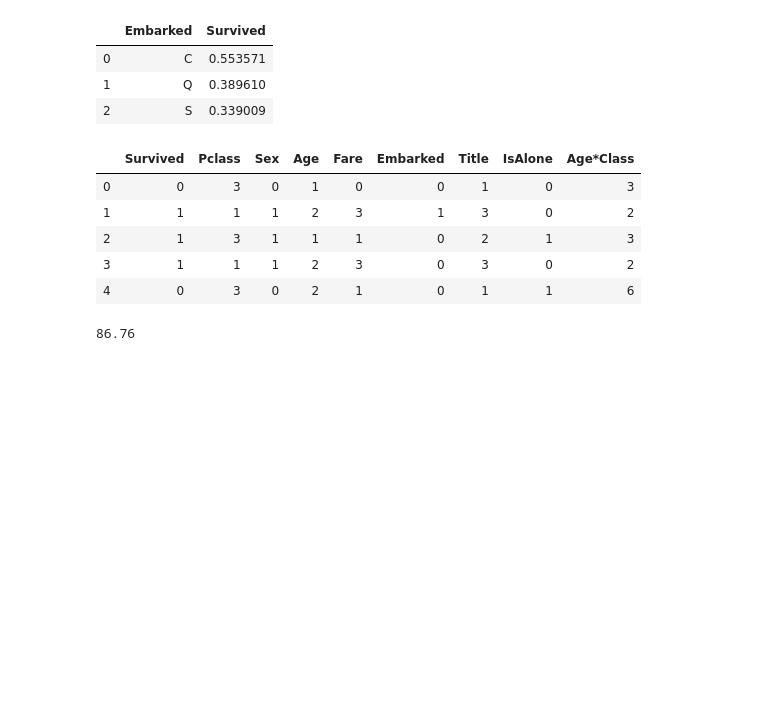
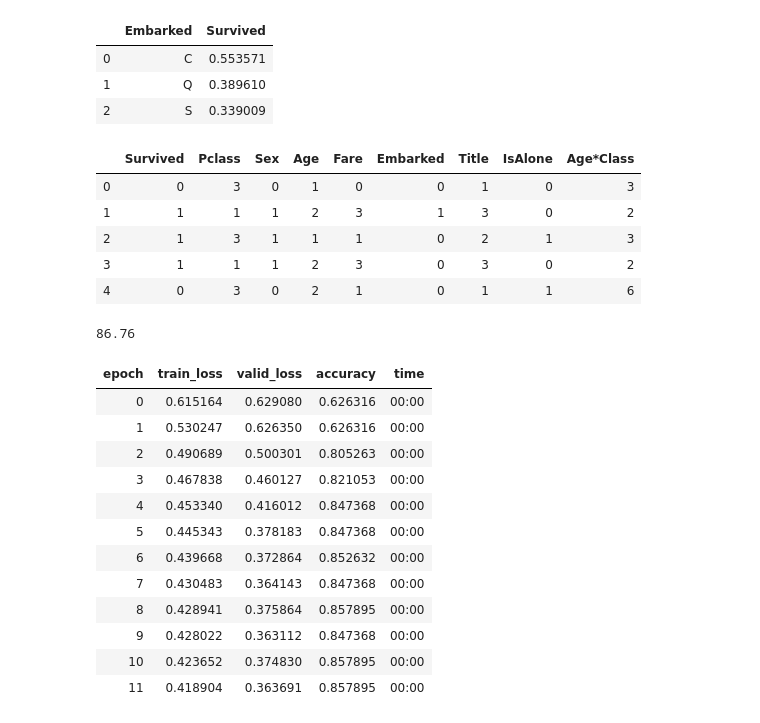
Before and after one commit to novarac23/titanic-predict-disaster, a Jupyter notebook: titanic_predict_disaster.ipynb, the cells around one changed output. Drawn from its saved outputs; the diff is of its cells as text; code cells hidden in the pictures; blank space fills up the shorter version.

```diff
--- a/titanic_predict_disaster.ipynb
+++ b/titanic_predict_disaster.ipynb
@@ -343,17 +343,31 @@ acc_random_forest
 # %%
-# dep_var = 'Survived'
-# cat_names = ['Pclass', 'Sex', 'Age', 'Fare', 'Embarked', 'Title', 'IsAlone','Age*Class']
-# cont_names = []
-# procs = [FillMissing, Categorify, Normalize]
+dep_var = 'Survived'
+cat_names = ['Pclass', 'Sex', 'Age', 'Fare', 'Embarked', 'Title', 'IsAlone','Age*Class']
+cont_names = []
+procs = [Categorify]
 # %%
-# test = TabularList.from_df(train_df.iloc[700:890].copy(), path=".", cat_names=cat_names, cont_names=cont_names)
+test = TabularList.from_df(train_df.iloc[700:890].copy(), path=".", cat_names=cat_names, cont_names=cont_names)
 # %%
-# data = (TabularList.from_df(train_df, path=".", cat_names=cat_names, cont_names=cont_names, procs=procs)
-#                            .split_by_idx(list(range(700,890)))
-#                            .label_from_df(cols=dep_var)
-#                            .add_test(test)
-#                            .databunch())
+data = (TabularList.from_df(train_df, path=".", cat_names=cat_names, cont_names=cont_names, procs=procs)
+                           .split_by_idx(list(range(700,890)))
+                           .label_from_df(cols=dep_var)
+                           .add_test(test)
+                           .databunch(num_workers=0))
 # %%
-# learn = tabular_learner(data, layers=[200,100], metrics=accuracy)
+learn = tabular_learner(data, layers=[200,100], metrics=accuracy)
 # %%
-# learn.fit(5, 1e-2)
+learn.fit(12, 1e-2)
+# %% [output]
+| epoch | train_loss | valid_loss | accuracy | time |
+| 0 | 0.615164 | 0.629080 | 0.626316 | 00:00 |
+| 1 | 0.530247 | 0.626350 | 0.626316 | 00:00 |
+| 2 | 0.490689 | 0.500301 | 0.805263 | 00:00 |
+| 3 | 0.467838 | 0.460127 | 0.821053 | 00:00 |
+| 4 | 0.453340 | 0.416012 | 0.847368 | 00:00 |
+| 5 | 0.445343 | 0.378183 | 0.847368 | 00:00 |
+| 6 | 0.439668 | 0.372864 | 0.852632 | 00:00 |
+| 7 | 0.430483 | 0.364143 | 0.847368 | 00:00 |
+| 8 | 0.428941 | 0.375864 | 0.857895 | 00:00 |
+| 9 | 0.428022 | 0.363112 | 0.847368 | 00:00 |
+| 10 | 0.423652 | 0.374830 | 0.857895 | 00:00 |
+| 11 | 0.418904 | 0.363691 | 0.857895 | 00:00 |
```
Also changed, not shown: parts of 9 cells of this notebook.
